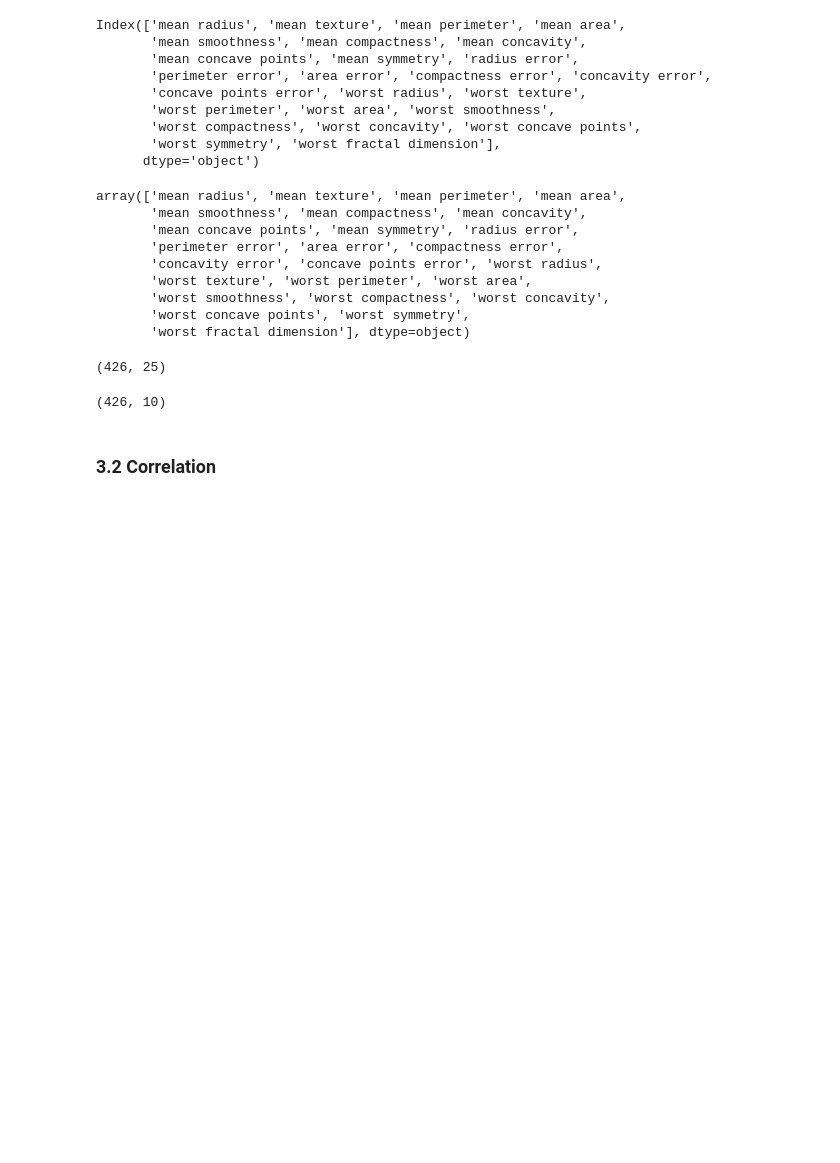
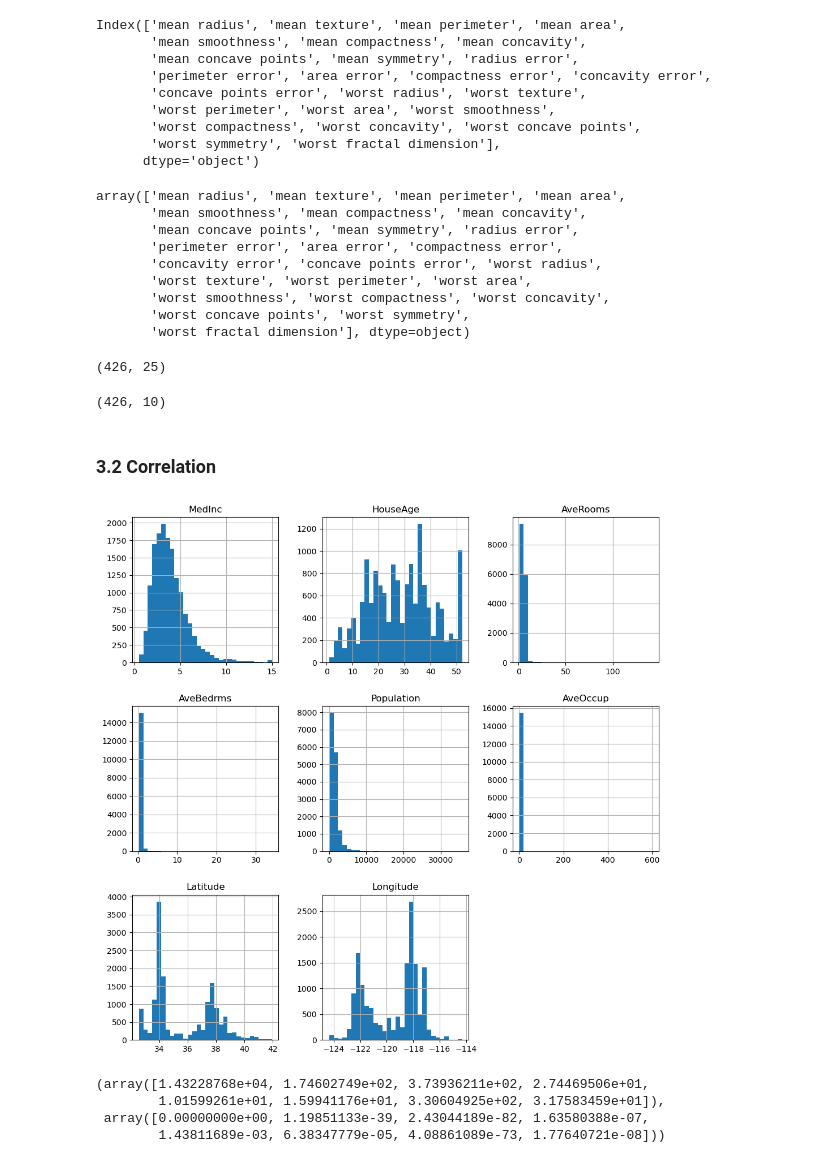
Before and after one commit to rahul-raoniar/fetaure-selection-in-machine-learning-book-practice, a Jupyter notebook: Chapter 4 Filter Methods.ipynb, the cells around one changed output. Saved outputs shown, nothing was run; the diff lists cells and outputs as text; code cells hidden in the pictures; blank space fills up the shorter version.

```diff
--- a/Chapter 4 Filter Methods.ipynb
+++ b/Chapter 4 Filter Methods.ipynb
@@ -290,0 +302,16 @@ X_train_t.shape
+# %%
+X, y = fetch_california_housing(return_X_y=True, as_frame=True)
+X_train, X_test, y_train, y_test = train_test_split(X, y, random_state=0)
+# %%
+X_train.hist(bins = 30, figsize = (12,12))
+plt.show()
+# %% [output]
+[figure, added]
+# %%
+univarite = f_regression(X_train, y_train) # returns t-stats and p-value
+univarite
+# %% [output]
+(array([1.43228768e+04, 1.74602749e+02, 3.73936211e+02, 2.74469506e+01,
+        1.01599261e+01, 1.59941176e+01, 3.30604925e+02, 3.17583459e+01]),
+ array([0.00000000e+00, 1.19851133e-39, 2.43044189e-82, 1.63580388e-07,
+        1.43811689e-03, 6.38347779e-05, 4.08861089e-73, 1.77640721e-08]))
```
Also changed, not shown: parts of 7 cells of this notebook.
